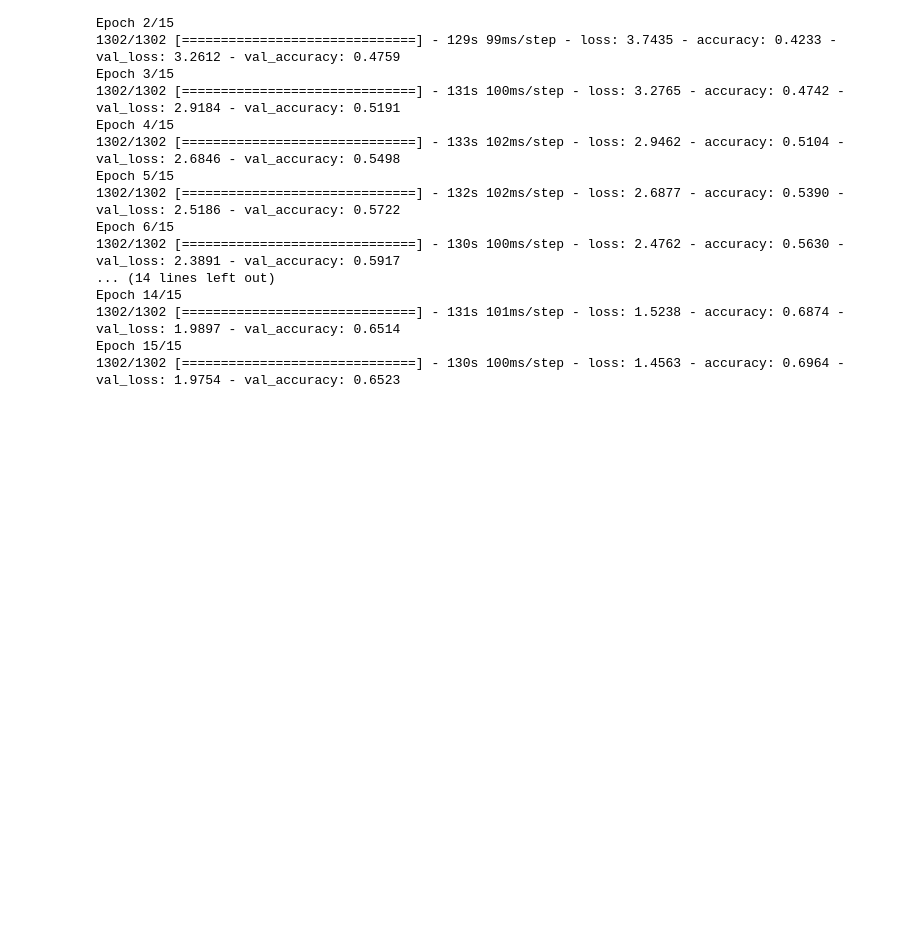
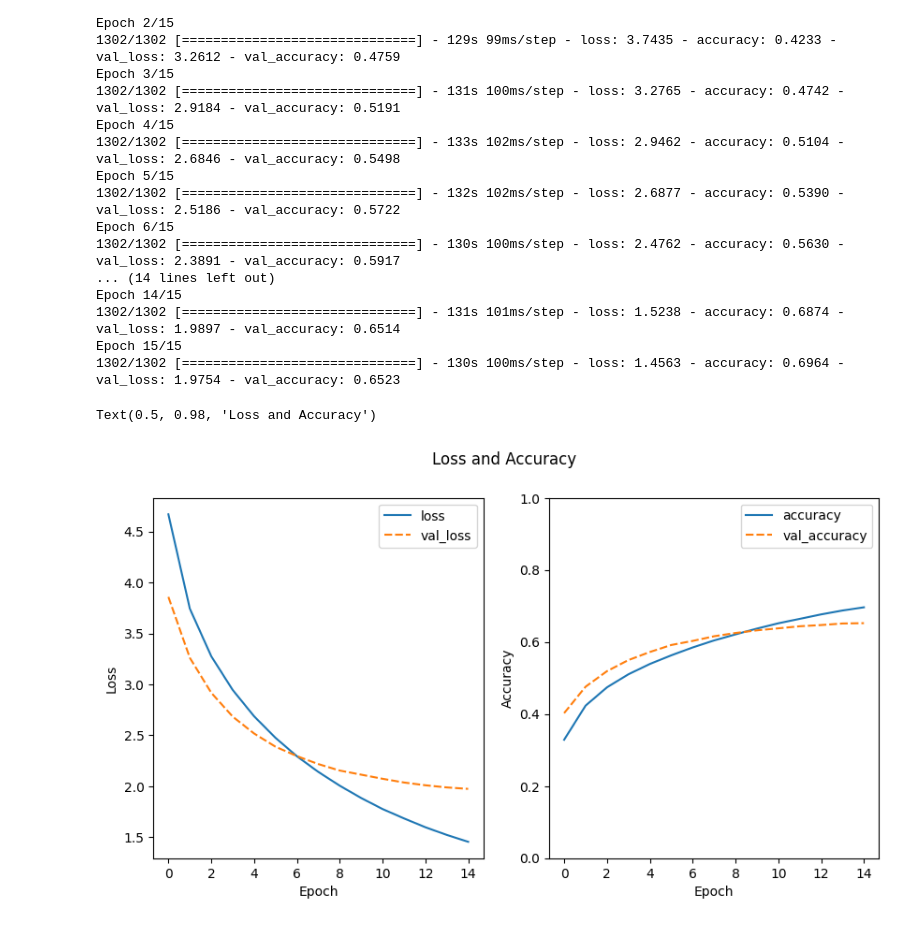
Before and after one commit to ahanaf019/NLP_Seq2Seq, a Jupyter notebook: rnn_translation.ipynb, the cells around one changed output. Drawn from its saved outputs; the diff is of its cells as text; code cells hidden in the pictures; blank space fills up the shorter version.

Commit message:
Plot results of training RNN model

```diff
--- a/rnn_translation.ipynb
+++ b/rnn_translation.ipynb
@@ -159,3 +159,13 @@ Epoch 14/15
 1302/1302 [==============================] - 131s 101ms/step - loss: 1.5238 - accuracy: 0.6874 - val_loss: 1.9897 - val_accuracy: 0.6514
 Epoch 15/15
 1302/1302 [==============================] - 130s 100ms/step - loss: 1.4563 - accuracy: 0.6964 - val_loss: 1.9754 - val_accuracy: 0.6523
+# %%
+fig, axes = plt.subplots(1, 2, figsize=(10, 5))
+ax = sns.lineplot(data={'loss': history.history['loss'], 'val_loss': history.history['val_loss']}, ax=axes[0])
+ax.set(xlabel='Epoch', ylabel='Loss')
+ax = sns.lineplot(data={'accuracy': history.history['accuracy'], 'val_accuracy': history.history['val_accuracy']}, ax=axes[1])
+ax.set(xlabel='Epoch', ylabel='Accuracy', ylim=(0,1))
+plt.suptitle("Loss and Accuracy")
+# %% [output]
+Text(0.5, 0.98, 'Loss and Accuracy')
+[figure, added]
```
